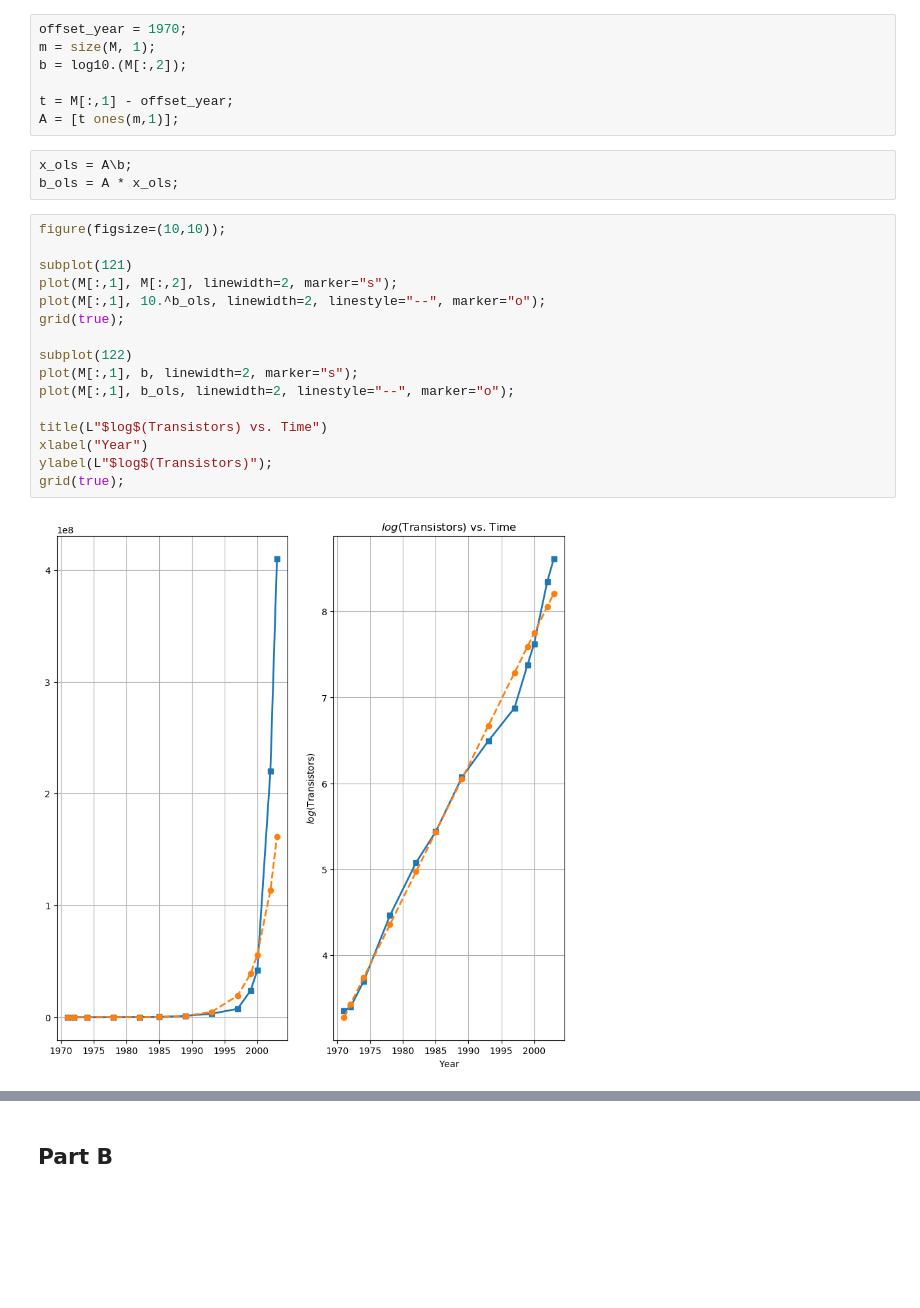
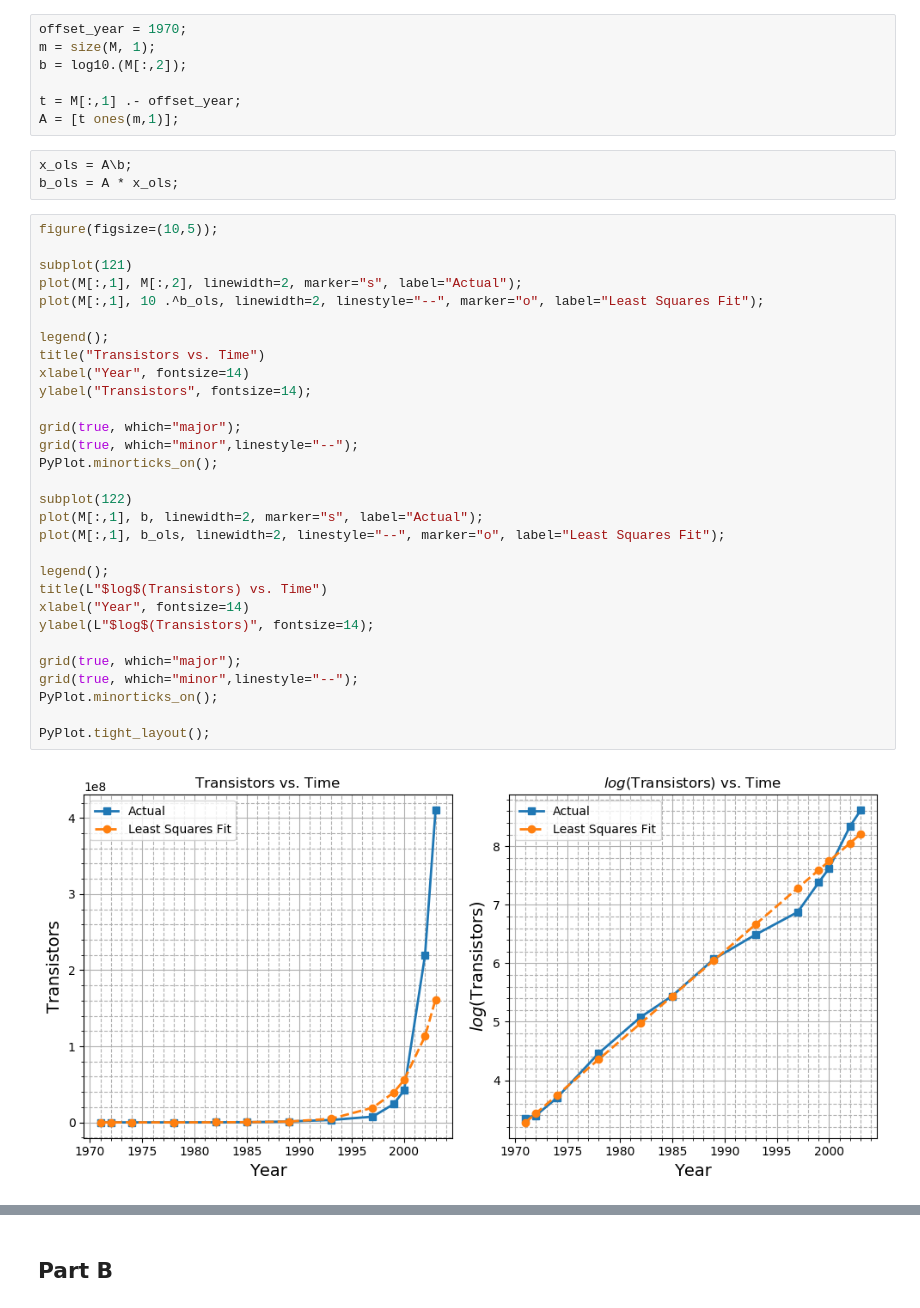
Before and after one commit to chaaland/AppliedLinAlg, a Jupyter notebook: Chapter13.ipynb, the cells around one changed output, grey strips where cells are left out. Saved outputs shown, nothing was run; the diff lists cells and outputs as text; blank space fills up the shorter version.

```diff
--- a/Chapter13.ipynb
+++ b/Chapter13.ipynb
@@ -47,28 +53,42 @@ offset_year = 1970;
 m = size(M, 1);
 b = log10.(M[:,2]);
 
-t = M[:,1] - offset_year;
+t = M[:,1] .- offset_year;
 A = [t ones(m,1)];
 # %%
 x_ols = A\b;
 b_ols = A * x_ols;
 # %%
-figure(figsize=(10,10));
+figure(figsize=(10,5));
 
 subplot(121)
-plot(M[:,1], M[:,2], linewidth=2, marker="s");
-plot(M[:,1], 10.^b_ols, linewidth=2, linestyle="--", marker="o");
-grid(true);
+plot(M[:,1], M[:,2], linewidth=2, marker="s", label="Actual");
+plot(M[:,1], 10 .^b_ols, linewidth=2, linestyle="--", marker="o", label="Least Squares Fit");
+
+legend();
+title("Transistors vs. Time")
+xlabel("Year", fontsize=14)
+ylabel("Transistors", fontsize=14);
+
+grid(true, which="major");
+grid(true, which="minor",linestyle="--");
+PyPlot.minorticks_on();
 
 subplot(122)
-plot(M[:,1], b, linewidth=2, marker="s");
-plot(M[:,1], b_ols, linewidth=2, linestyle="--", marker="o");
+plot(M[:,1], b, linewidth=2, marker="s", label="Actual");
+plot(M[:,1], b_ols, linewidth=2, linestyle="--", marker="o", label="Least Squares Fit");
 
+legend();
 title(L"$log$(Transistors) vs. Time")
-xlabel("Year")
-ylabel(L"$log$(Transistors)");
-grid(true);
+xlabel("Year", fontsize=14)
+ylabel(L"$log$(Transistors)", fontsize=14);
+
+grid(true, which="major");
+grid(true, which="minor",linestyle="--");
+PyPlot.minorticks_on();
+
+PyPlot.tight_layout();
 # %% [output]
-[figure, old version]
+[figure, new version]
 # %%
 r = b - b_ols;
```
Also changed, not shown: parts of 29 cells of this notebook, 5 other files.
